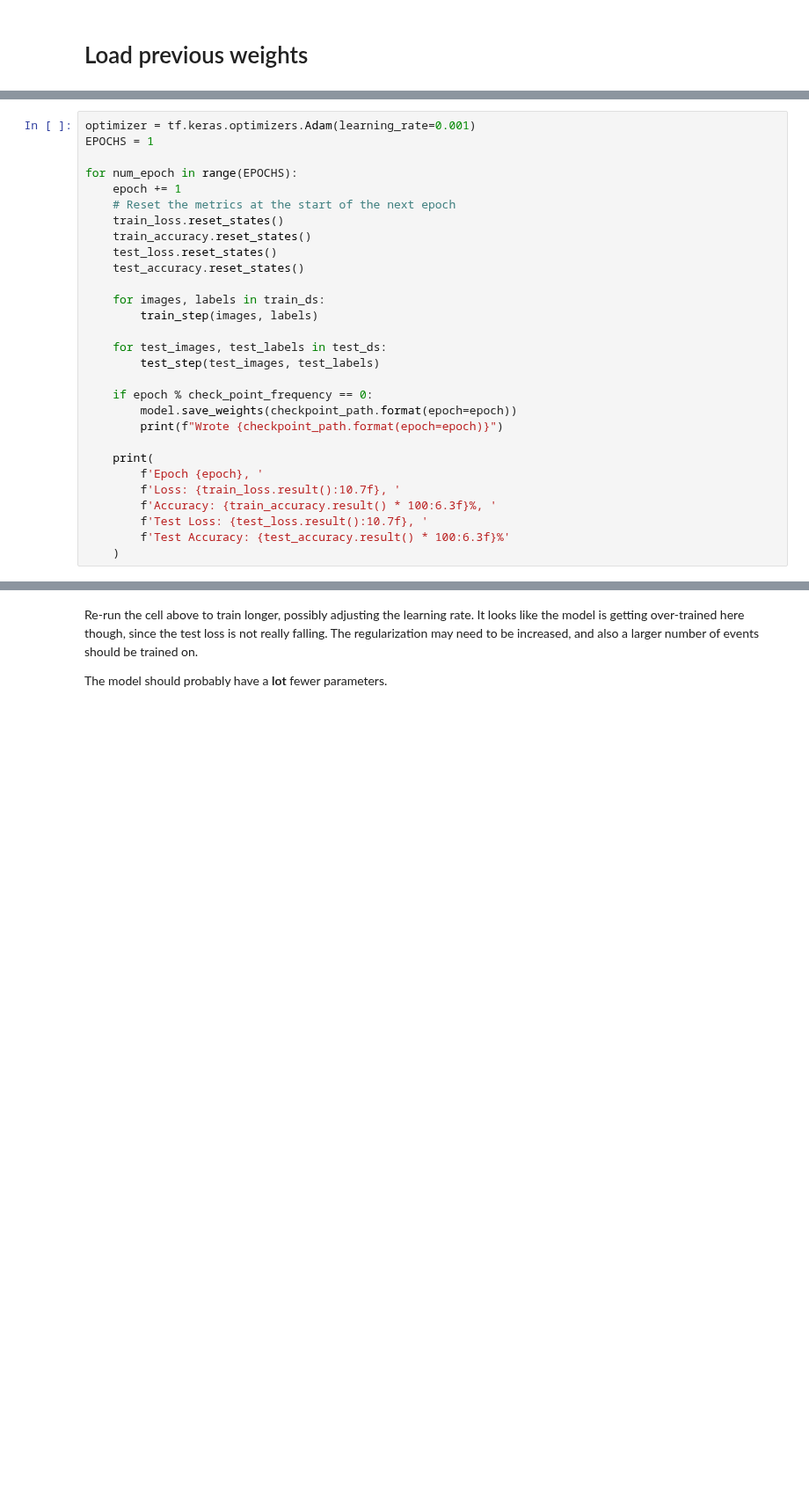
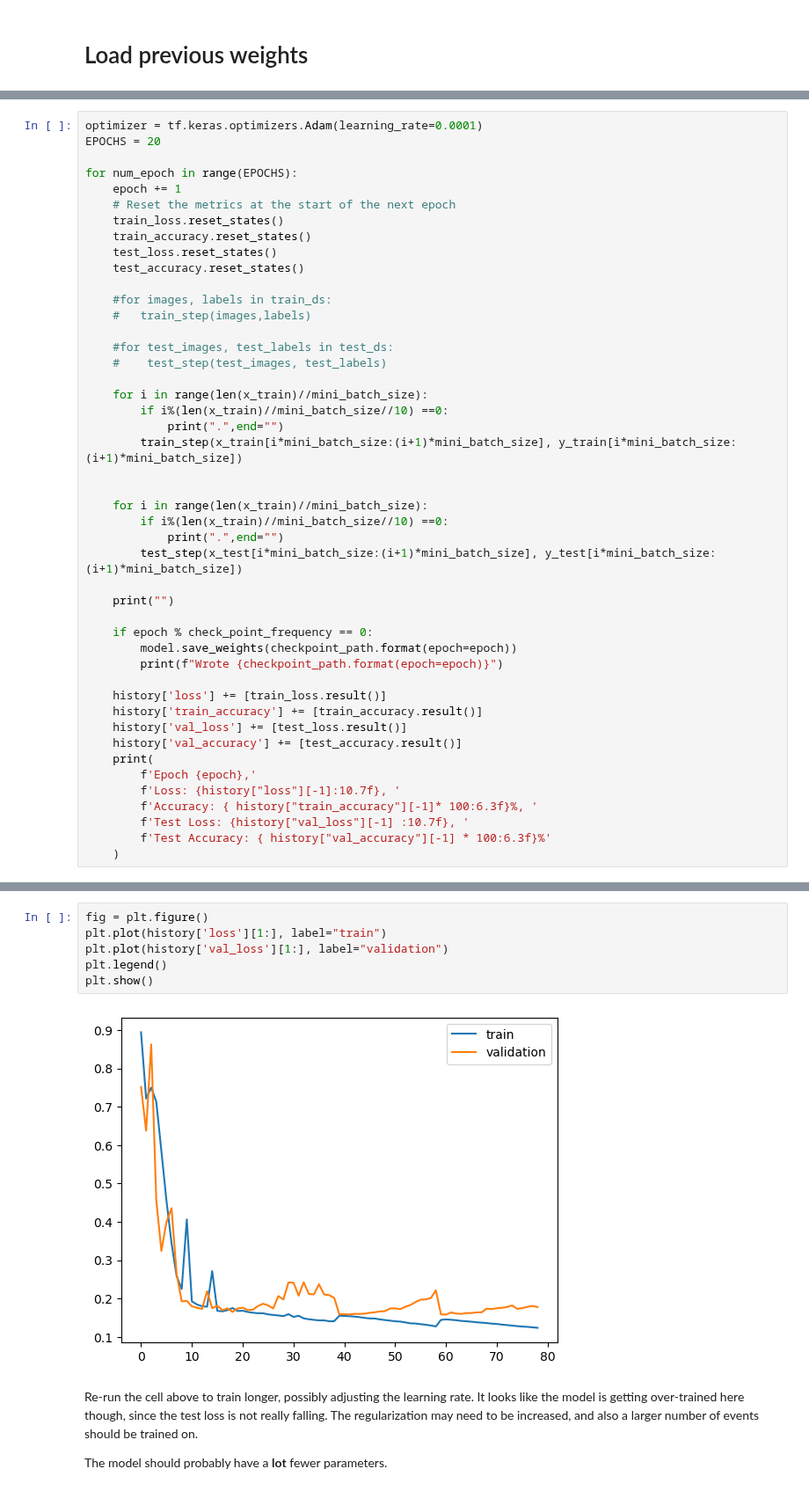
Before and after one commit to mholtrop/Analysis, a Jupyter notebook: MC2021/MC_CNN_Test.ipynb, the cells around one changed output, grey strips where cells are left out. Shown at 88% size. Saved outputs shown, nothing was run; the diff lists cells and outputs as text; blank space fills up the shorter version.

```diff
--- a/MC2021/MC_CNN_Test.ipynb
+++ b/MC2021/MC_CNN_Test.ipynb
@@ -352,6 +346,6 @@ Starting at epoch 25
 # %%
-optimizer = tf.keras.optimizers.Adam(learning_rate=0.001)
-EPOCHS = 1
+optimizer = tf.keras.optimizers.Adam(learning_rate=0.0001)
+EPOCHS = 20
 
 for num_epoch in range(EPOCHS):
     epoch += 1
@@ -361,21 +355,38 @@ for num_epoch in range(EPOCHS):
     test_loss.reset_states()
     test_accuracy.reset_states()
 
-    for images, labels in train_ds:
-        train_step(images, labels)
+    #for images, labels in train_ds:
+    #   train_step(images,labels)
 
-    for test_images, test_labels in test_ds:
-        test_step(test_images, test_labels)
+    #for test_images, test_labels in test_ds:
+    #    test_step(test_images, test_labels)
+
+    for i in range(len(x_train)//mini_batch_size):
+        if i%(len(x_train)//mini_batch_size//10) ==0:
+            print(".",end="")
+        train_step(x_train[i*mini_batch_size:(i+1)*mini_batch_size], y_train[i*mini_batch_size:(i+1)*mini_batch_size])
+
+
+    for i in range(len(x_train)//mini_batch_size):
+        if i%(len(x_train)//mini_batch_size//10) ==0:
+            print(".",end="")
+        test_step(x_test[i*mini_batch_size:(i+1)*mini_batch_size], y_test[i*mini_batch_size:(i+1)*mini_batch_size])
+
+    print("")
 
     if epoch % check_point_frequency == 0:
         model.save_weights(checkpoint_path.format(epoch=epoch))
         print(f"Wrote {checkpoint_path.format(epoch=epoch)}")
 
+    history['loss'] += [train_loss.result()]
+    history['train_accuracy'] += [train_accuracy.result()]
+    history['val_loss'] += [test_loss.result()]
+    history['val_accuracy'] += [test_accuracy.result()]
     print(
-        f'Epoch {epoch}, '
-        f'Loss: {train_loss.result():10.7f}, '
-        f'Accuracy: {train_accuracy.result() * 100:6.3f}%, '
-        f'Test Loss: {test_loss.result():10.7f}, '
-        f'Test Accuracy: {test_accuracy.result() * 100:6.3f}%'
+        f'Epoch {epoch},'
+        f'Loss: {history["loss"][-1]:10.7f}, '
+        f'Accuracy: { history["train_accuracy"][-1]* 100:6.3f}%, '
+        f'Test Loss: {history["val_loss"][-1] :10.7f}, '
+        f'Test Accuracy: { history["val_accuracy"][-1] * 100:6.3f}%'
     )
 # %% [output]
@@ -384,3 +410,11 @@ Epoch 31, Loss:  0.0764667, Accuracy: 35.624%, Test Loss:  0.1071255, Test Accur
+# %%
+fig = plt.figure()
+plt.plot(history['loss'][1:], label="train")
+plt.plot(history['val_loss'][1:], label="validation")
+plt.legend()
+plt.show()
+# %% [output]
+[figure, added]
 # %% [markdown]
 Re-run the cell above to train longer, possibly adjusting the learning rate. It looks like the model is getting over-trained here though, since the test loss is not really falling. The regularization may need to be increased, and also a larger number of events should be trained on.
 
```
Also changed, not shown: parts of 21 cells of this notebook, 1 other file.
